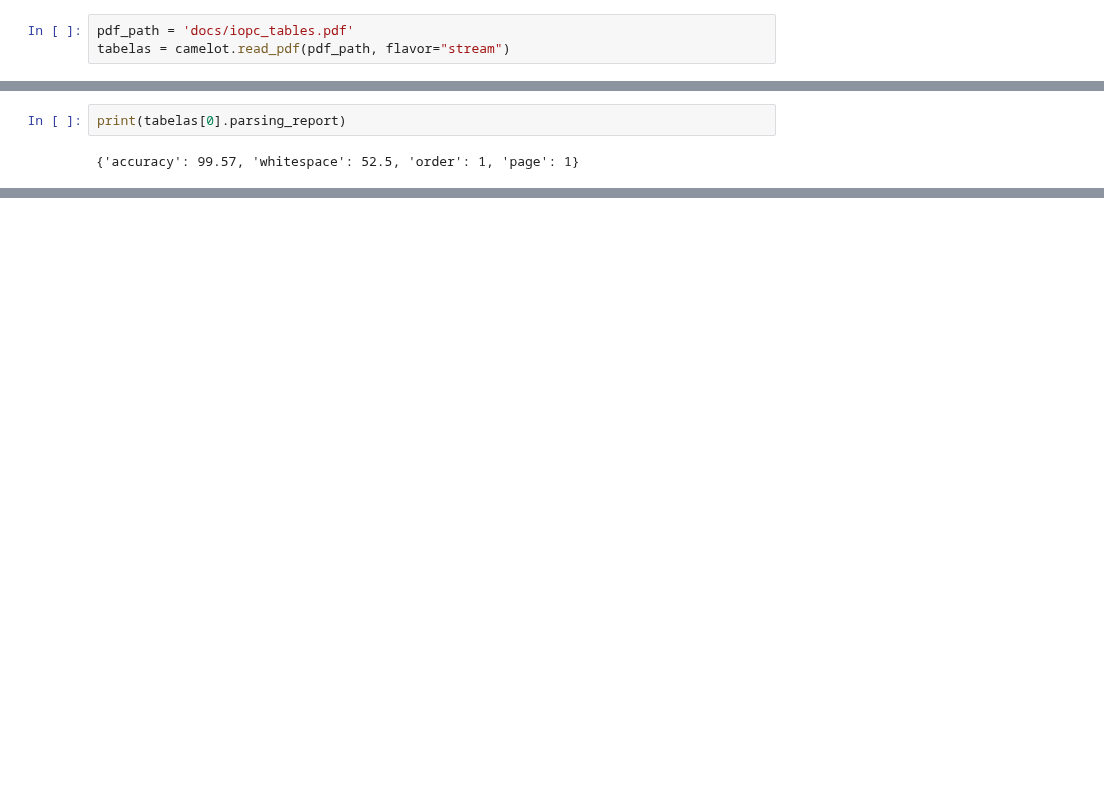
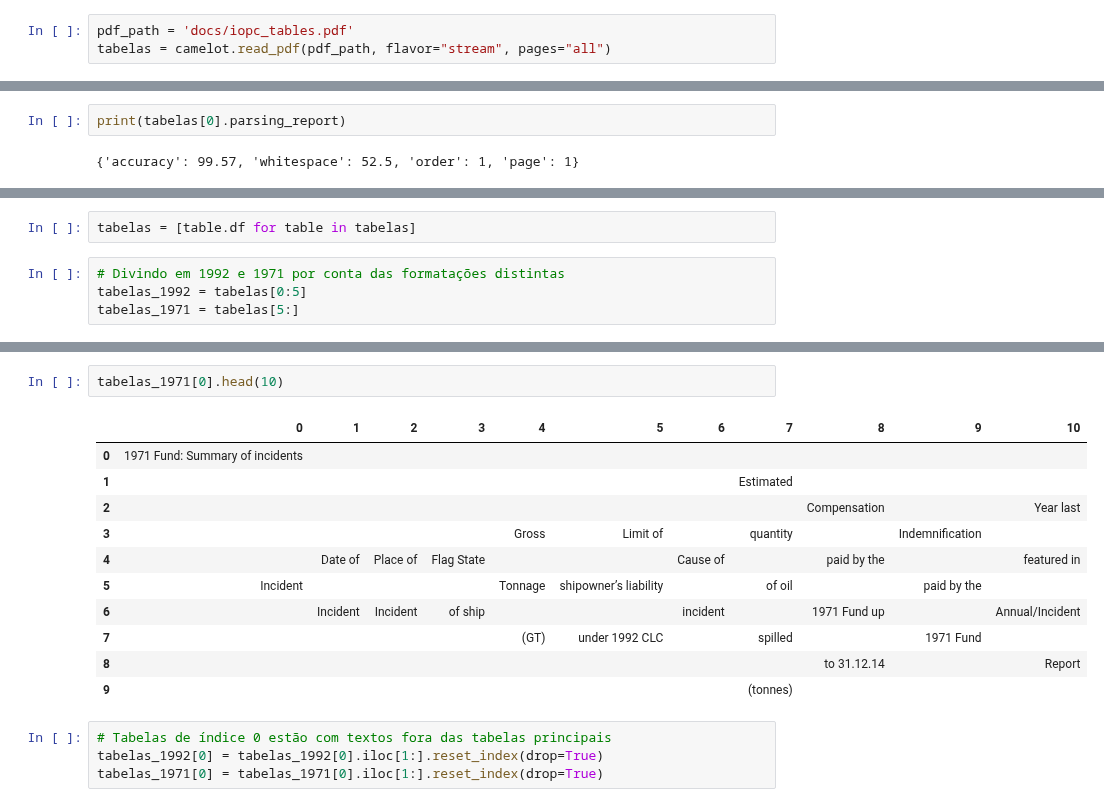
Before and after one commit to pedronery07/Projeto_InsperData_AECOM, a Jupyter notebook: extracao_iopc.ipynb, the cells around one changed output, grey strips where cells are left out. Cells and saved outputs as stored; diff of their text form; blank space fills up the shorter version.

Commit message:
extração das tabelas da iopc v2

```diff
--- a/extracao_iopc.ipynb
+++ b/extracao_iopc.ipynb
@@ -9,7 +9,7 @@ import matplotlib.pyplot as plt
 import matplotlib
 # %%
 pdf_path = 'docs/iopc_tables.pdf'
-tabelas = camelot.read_pdf(pdf_path, flavor="stream")
+tabelas = camelot.read_pdf(pdf_path, flavor="stream", pages="all")
 # %%
 print(f"Número de tabelas detectadas: {tabelas.n}")
 # %% [output]
@@ -42,3 +23,9 @@ print(tabelas[0].df)
 camelot.plot(tabelas[0], kind='text').show()
 # %% [output]
 [figure]
+# %%
+tabelas = [table.df for table in tabelas]
+# %%
+# Divindo em 1992 e 1971 por conta das formatações distintas
+tabelas_1992 = tabelas[0:5]
+tabelas_1971 = tabelas[5:]
@@ -44,0 +46,18 @@ camelot.plot(tabelas[0], kind='text').show()
+# %%
+tabelas_1971[0].head(10)
+# %% [output]
+|  | 0 | 1 | 2 | 3 | 4 | 5 | 6 | 7 | 8 | 9 | 10 |
+| 0 | 1971 Fund: Summary of incidents |  |  |  |  |  |  |  |  |  |  |
+| 1 |  |  |  |  |  |  |  | Estimated |  |  |  |
+| 2 |  |  |  |  |  |  |  |  | Compensation |  | Year last |
+| 3 |  |  |  |  | Gross | Limit of |  | quantity |  | Indemnification |  |
+| 4 |  | Date of | Place of | Flag State |  |  | Cause of |  | paid by the |  | featured in |
+| 5 | Incident |  |  |  | Tonnage | shipowner’s liability |  | of oil |  | paid by the |  |
+| 6 |  | Incident | Incident | of ship |  |  | incident |  | 1971 Fund up |  | Annual/Incident |
+| 7 |  |  |  |  | (GT) | under 1992 CLC |  | spilled |  | 1971 Fund |  |
+| 8 |  |  |  |  |  |  |  |  | to 31.12.14 |  | Report |
+| 9 |  |  |  |  |  |  |  | (tonnes) |  |  |  |
+# %%
+# Tabelas de índice 0 estão com textos fora das tabelas principais
+tabelas_1992[0] = tabelas_1992[0].iloc[1:].reset_index(drop=True)
+tabelas_1971[0] = tabelas_1971[0].iloc[1:].reset_index(drop=True)
```
Also changed, not shown: parts of 7 cells of this notebook.
